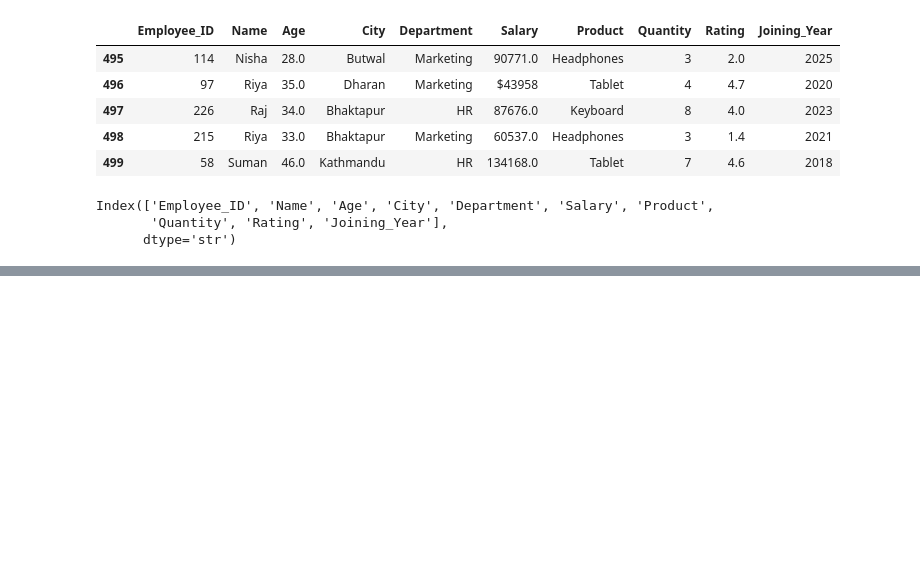
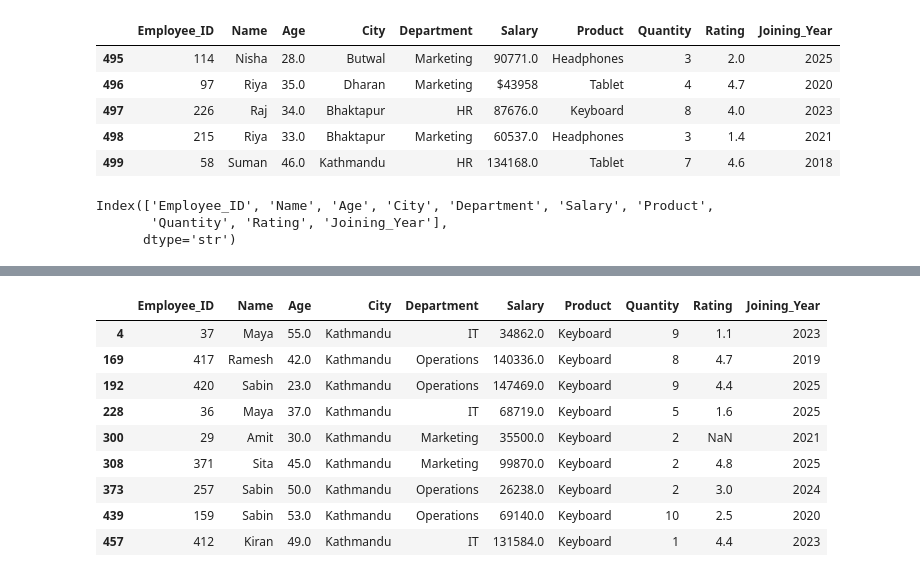
Before and after one commit to sarishma123/Python_4thsem, a Jupyter notebook: numpyand pandas/pandas2nd.ipynb, the cells around one changed output, grey strips where cells are left out. Cells and saved outputs as stored; diff of their text form; code cells hidden in the pictures; blank space fills up the shorter version.

```diff
--- a/numpyand pandas/pandas2nd.ipynb
+++ b/numpyand pandas/pandas2nd.ipynb
@@ -32,0 +60,13 @@ Index(['Employee_ID', 'Name', 'Age', 'City', 'Department', 'Salary', 'Product',
+# %%
+df[(df["City"] == "Kathmandu") & (df["Product"] == "Keyboard")]
+# %% [output]
+|  | Employee_ID | Name | Age | City | Department | Salary | Product | Quantity | Rating | Joining_Year |
+| 4 | 37 | Maya | 55.0 | Kathmandu | IT | 34862.0 | Keyboard | 9 | 1.1 | 2023 |
+| 169 | 417 | Ramesh | 42.0 | Kathmandu | Operations | 140336.0 | Keyboard | 8 | 4.7 | 2019 |
+| 192 | 420 | Sabin | 23.0 | Kathmandu | Operations | 147469.0 | Keyboard | 9 | 4.4 | 2025 |
+| 228 | 36 | Maya | 37.0 | Kathmandu | IT | 68719.0 | Keyboard | 5 | 1.6 | 2025 |
+| 300 | 29 | Amit | 30.0 | Kathmandu | Marketing | 35500.0 | Keyboard | 2 | NaN | 2021 |
+| 308 | 371 | Sita | 45.0 | Kathmandu | Marketing | 99870.0 | Keyboard | 2 | 4.8 | 2025 |
+| 373 | 257 | Sabin | 50.0 | Kathmandu | Operations | 26238.0 | Keyboard | 2 | 3.0 | 2024 |
+| 439 | 159 | Sabin | 53.0 | Kathmandu | Operations | 69140.0 | Keyboard | 10 | 2.5 | 2020 |
+| 457 | 412 | Kiran | 49.0 | Kathmandu | IT | 131584.0 | Keyboard | 1 | 4.4 | 2023 |
```
Also changed, not shown: parts of 21 cells of this notebook, 2 other files.
